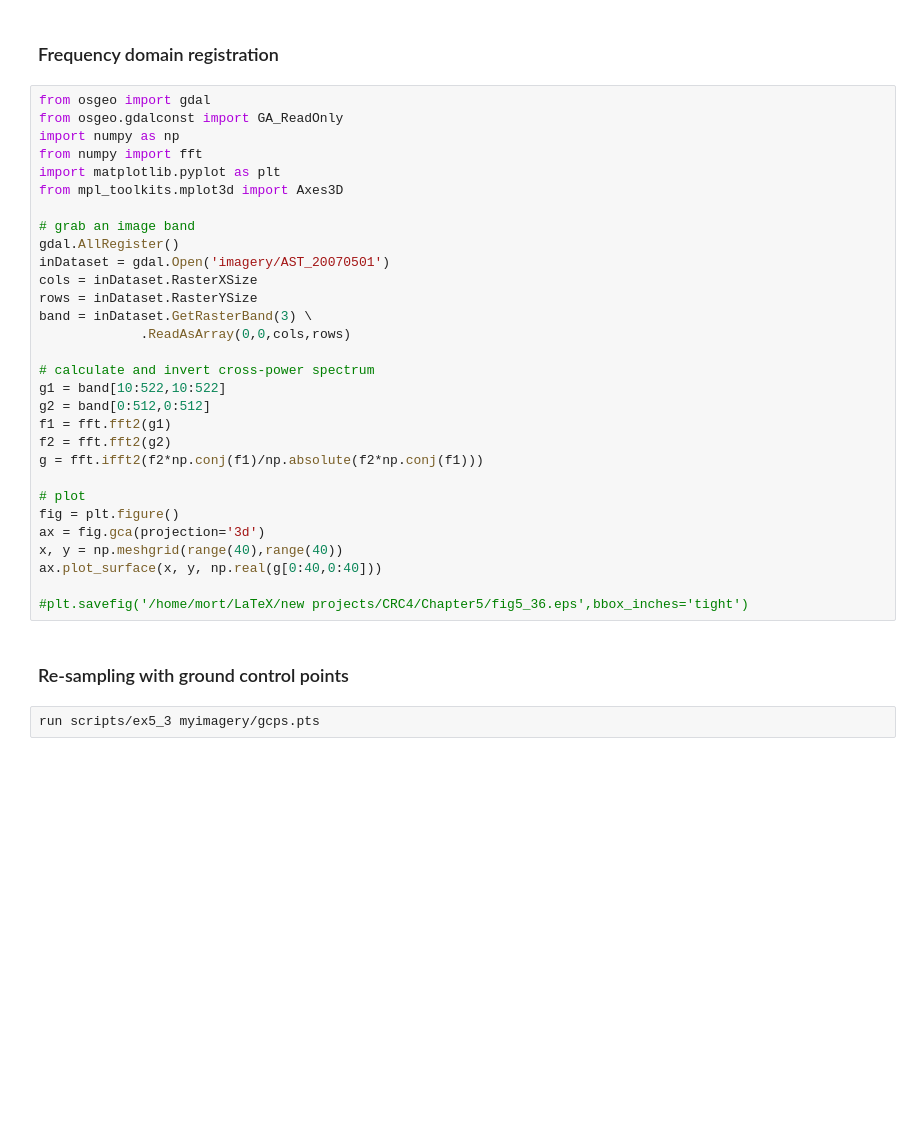
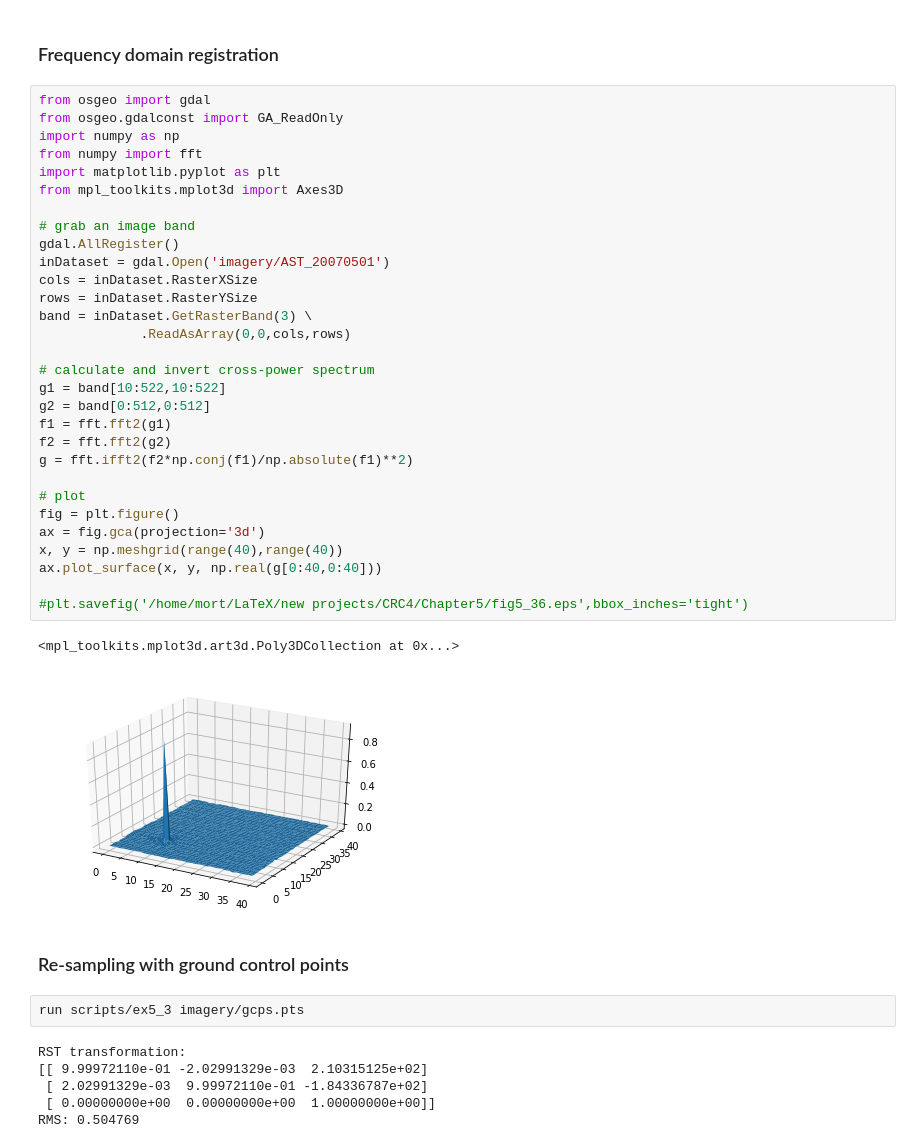
Before and after one commit to rsip/CRC4Docker, a Jupyter notebook: src/Chapter5_2.ipynb, the cells around one changed output. Drawn from its saved outputs; the diff is of its cells as text; blank space fills up the shorter version.

```diff
--- a/src/Chapter5_2.ipynb
+++ b/src/Chapter5_2.ipynb
@@ -148,34 +150,43 @@ run scripts/dispms -f myimagery/cosgamma -e 4 \
 # %%
 from osgeo import gdal
 from osgeo.gdalconst import GA_ReadOnly
 import numpy as np
 from numpy import fft
 import matplotlib.pyplot as plt
 from mpl_toolkits.mplot3d import Axes3D
 
 # grab an image band
 gdal.AllRegister()
 inDataset = gdal.Open('imagery/AST_20070501')
 cols = inDataset.RasterXSize
 rows = inDataset.RasterYSize
 band = inDataset.GetRasterBand(3) \
              .ReadAsArray(0,0,cols,rows)
 
 # calculate and invert cross-power spectrum
 g1 = band[10:522,10:522]
 g2 = band[0:512,0:512]
 f1 = fft.fft2(g1)
 f2 = fft.fft2(g2)
-g = fft.ifft2(f2*np.conj(f1)/np.absolute(f2*np.conj(f1)))
+g = fft.ifft2(f2*np.conj(f1)/np.absolute(f1)**2)
 
 # plot
 fig = plt.figure()
 ax = fig.gca(projection='3d')
 x, y = np.meshgrid(range(40),range(40))
 ax.plot_surface(x, y, np.real(g[0:40,0:40]))
 
 #plt.savefig('/home/mort/LaTeX/new projects/CRC4/Chapter5/fig5_36.eps',bbox_inches='tight')
+# %% [output]
+<mpl_toolkits.mplot3d.art3d.Poly3DCollection at 0x...>
+[figure, added]
 # %% [markdown]
 ### Re-sampling with ground control points
 # %%
-run scripts/ex5_3 myimagery/gcps.pts
+run scripts/ex5_3 imagery/gcps.pts
+# %% [output]
+RST transformation:
+[[ 9.99972110e-01 -2.02991329e-03  2.10315125e+02]
+ [ 2.02991329e-03  9.99972110e-01 -1.84336787e+02]
+ [ 0.00000000e+00  0.00000000e+00  1.00000000e+00]]
+RMS: 0.504769
```
Also changed, not shown: parts of 2 cells of this notebook, 20 other files.
